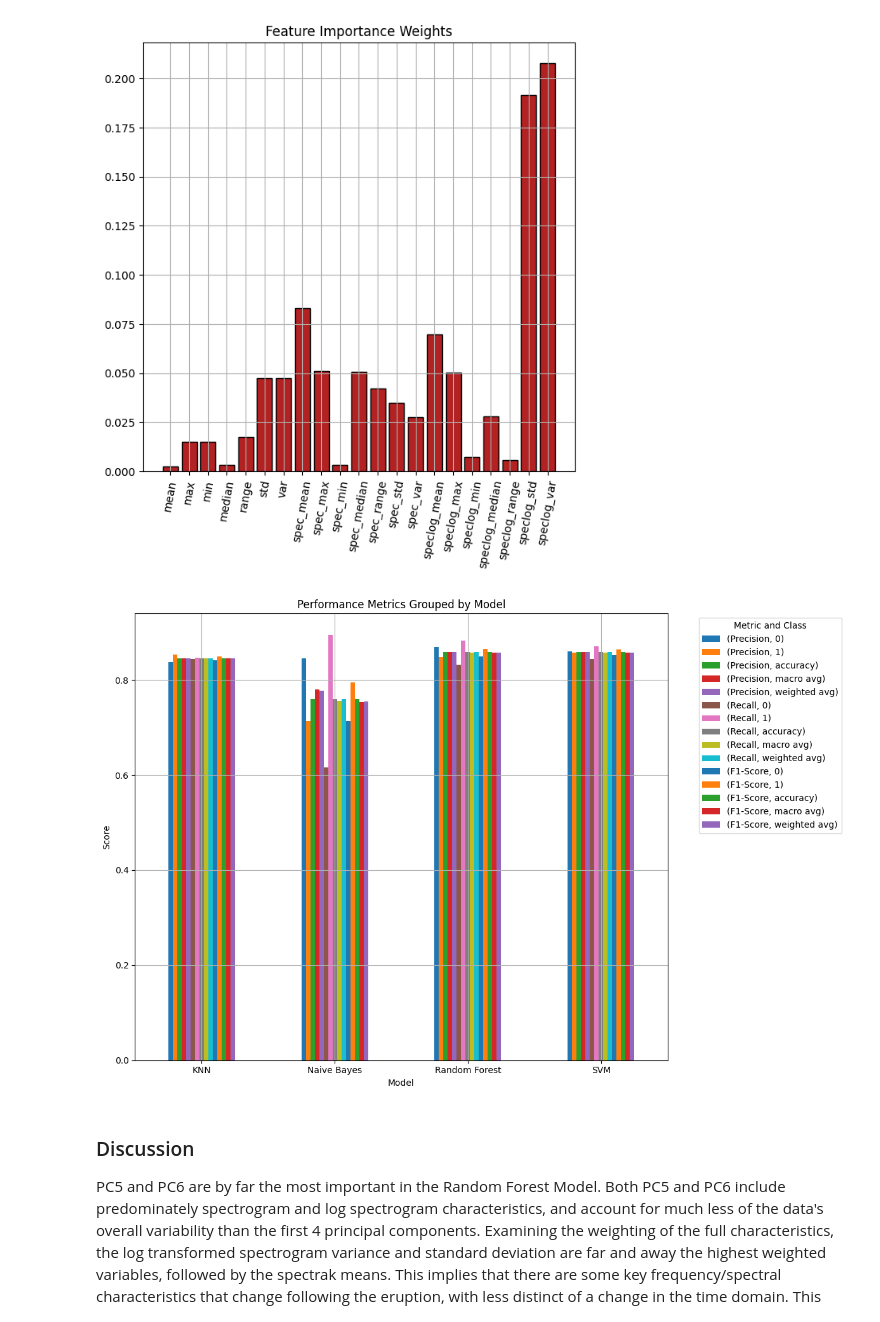
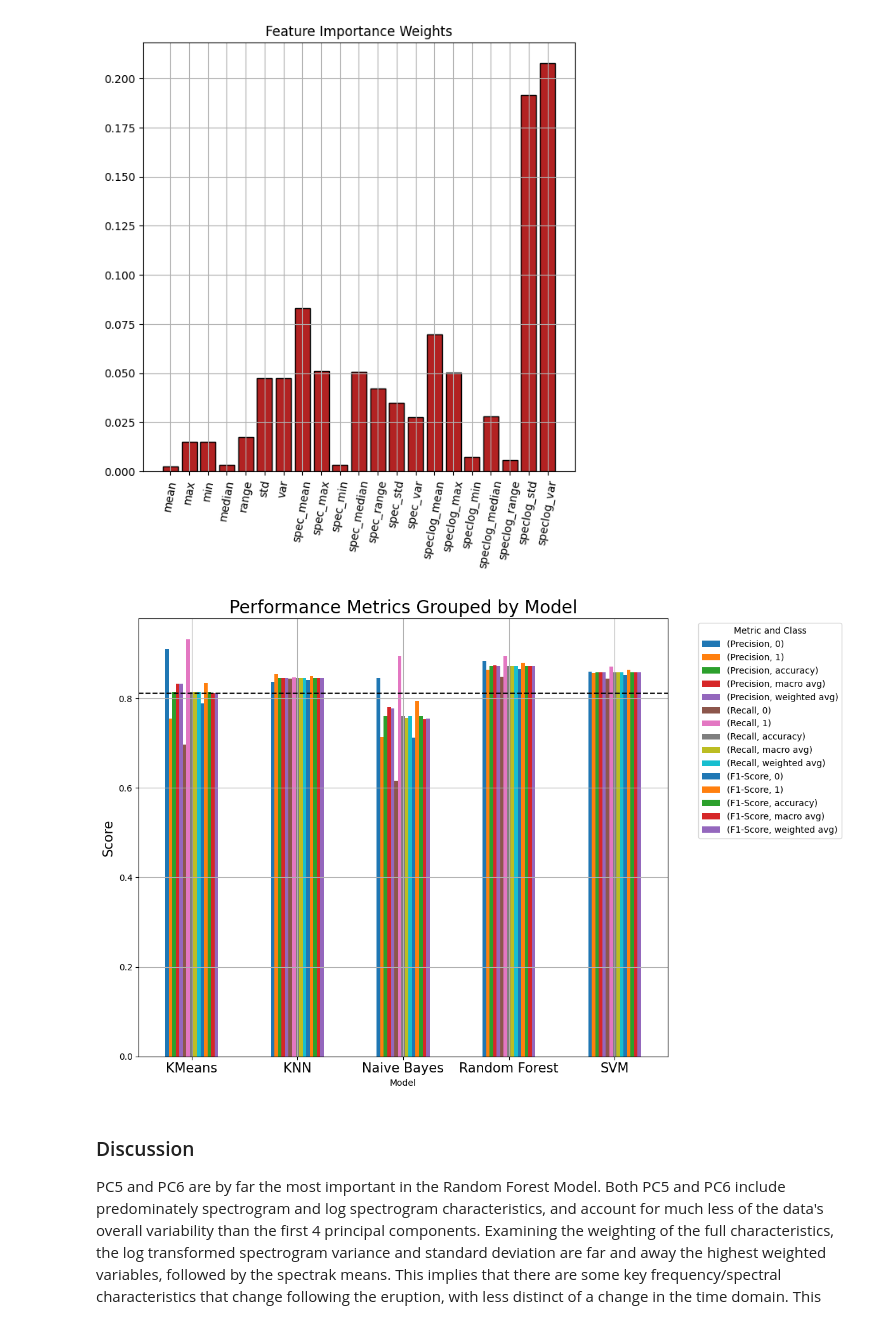
Before and after one commit to UW-MLGEO/MLGEO2024_Geldingadalir, a Jupyter notebook: notebooks/Classic_ML/Classic_ML.ipynb, the cells around one changed output. Cells and saved outputs as stored; diff of their text form; code cells hidden in the pictures.

```diff
--- a/notebooks/Classic_ML/Classic_ML.ipynb
+++ b/notebooks/Classic_ML/Classic_ML.ipynb
@@ -263,8 +263,10 @@ inverse_diff = np.sum(np.abs(Y - inverse_pred))
 #print model performance
 if regular_diff <= inverse_diff:
     print(classification_report(Y, Y_pred))
+    km_dict = classification_report(Y, Y_pred, output_dict=True)
 elif regular_diff > inverse_diff:
     print(classification_report(Y, inverse_pred))
+    km_dict = classification_report(Y, inverse_pred, output_dict=True)
 
 #plot clusters
 plt.figure(figsize=(7,7))
@@ -680,13 +682,13 @@ state = 42
 X_train, X_test, Y_train, Y_test = train_test_split(X, Y, test_size=0.2, random_state=state)
 # %%
 #Model definition
-rf = RandomForestClassifier(random_state=state)
+full_rf = RandomForestClassifier(random_state=state)
 
 #Training
-rf.fit(X_train, Y_train)
+full_rf.fit(X_train, Y_train)
 
 #Prediction on Test
-Y_pred = rf.predict(X_test)
+Y_pred = full_rf.predict(X_test)
 
 #Evaluation: classification report, save precision, recall, fscore, and accuracy
 print(classification_report(Y_test, Y_pred))
@@ -729,7 +731,7 @@ full_rf_tuned.fit(X_train, Y_train)
 y_pred_grid = full_rf_tuned.predict(X_test)
 print(classification_report(y_pred_grid, Y_test))
 
-rf_dict = classification_report(Y_test, y_pred_grid, output_dict=True)
+full_rf_dict = classification_report(Y_test, y_pred_grid, output_dict=True)
 ConfusionMatrixDisplay(confusion_matrix(Y_test, y_pred_grid)).plot()
 plt.title('Full Characteristics Random Forest Tuned');
 # %% [output]
@@ -797,6 +799,7 @@ plt.grid();
 # %%
 # List of model dictionaries and their names
 models = {
+    "KMeans" : km_dict,
     "KNN": knn_dict,
     "Random Forest": rf_dict,
     "Naive Bayes": gnb_dict,
@@ -836,37 +839,40 @@ comparison_df = pd.DataFrame(comparison_data)
 # Pivot the DataFrame to group by model
 model_pivot_df = comparison_df.pivot(index="Model", columns="Class", values=["Precision", "Recall", "F1-Score"])
 
 # Plot the metrics grouped by model
 model_pivot_df.plot(kind="bar", figsize=(12, 8))
-plt.title("Performance Metrics Grouped by Model")
-plt.ylabel("Score")
-plt.xticks(rotation=0)
+plt.title("Performance Metrics Grouped by Model", fontsize=20)
+plt.ylabel("Score", fontsize=15)
+plt.xticks(rotation=0, fontsize=15)
 plt.legend(title="Metric and Class", loc="upper left", bbox_to_anchor=(1.05, 1))
 plt.tight_layout()
 plt.grid()
+
+#Plot line at kmeans F1 score
+plt.axhline(km_dict['weighted avg']['f1-score'], c='k', alpha=0.9, ls='--')
 plt.show()
 
 
 # Alternatively you can group by class
 # # Create DataFrame
 # comparison_df = pd.DataFrame(comparison_data)
 
 # # Pivot the DataFrame for better visualization
 # pivot_df = comparison_df.pivot(index="Class", columns="Model", values=["Precision", "Recall", "F1-Score"])
 
 # # Display the DataFrame
 # print(pivot_df)
 
 # # Optional: Visualization
 # pivot_df.plot(kind="bar", figsize=(12, 8))
 # plt.title("Model Performance Comparison")
 # plt.ylabel("Score")
 # plt.xticks(rotation=45)
 # plt.legend(title="Metric and Model", loc="upper left", bbox_to_anchor=(1.05, 1))
 # plt.tight_layout()
 # plt.show()
 # %% [output]
-[figure, old version]
+[figure, new version]
 # %% [markdown]
 ### Discussion
 PC5 and PC6 are by far the most important in the Random Forest Model. Both PC5 and PC6 include predominately spectrogram and log spectrogram characteristics, and account for much less of the data's overall variability than the first 4 principal components. Examining the weighting of the full characteristics, the log transformed spectrogram variance and standard deviation are far and away the highest weighted variables, followed by the spectrak means. This implies that there are some key frequency/spectral characteristics that change following the eruption, with less distinct of a change in the time domain. This makes physical sense, Zali et al. 2024 posited that volcanic tremor was the major seismic signal of volcanic activity, which would produce consistent spectral noise with limited displacement visible in time series data.
```
Also changed, not shown: parts of 2 cells of this notebook, 2 other files.
